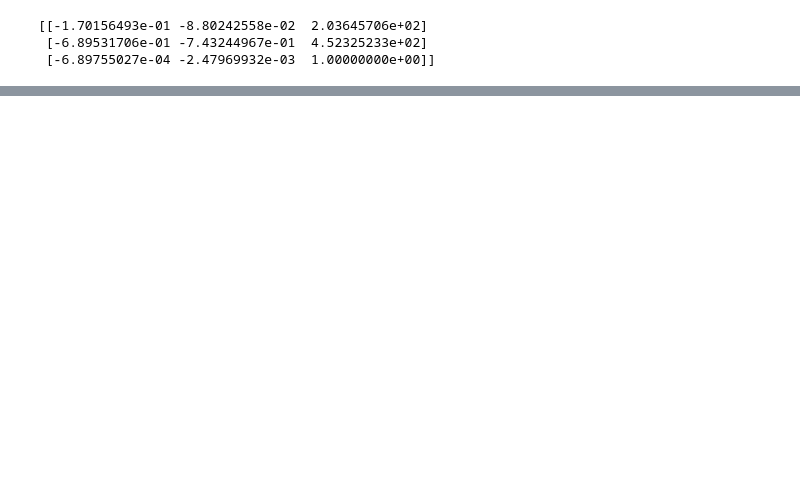
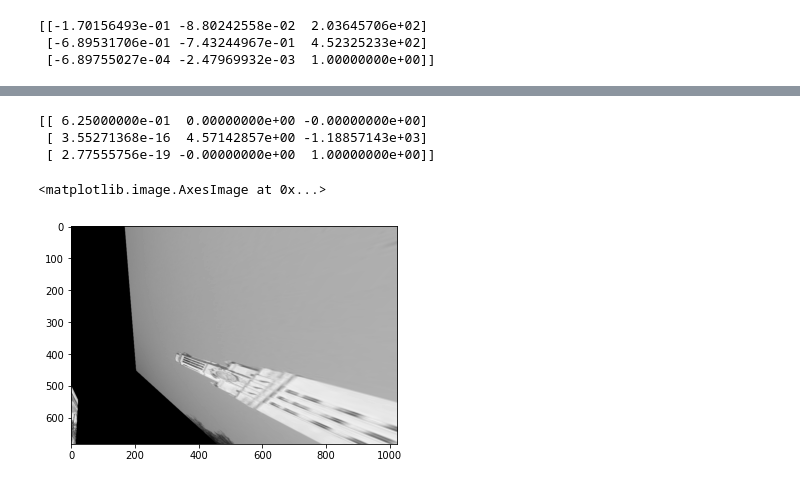
Before and after one commit to XiaoBaoBao719/Computer_Vision_Projects, a Jupyter notebook: Image_Stitching/Assignment2.ipynb, the cells around one changed output, grey strips where cells are left out. Cells and saved outputs as stored; diff of their text form; code cells hidden in the pictures; blank space fills up the shorter version.

```diff
--- a/Image_Stitching/Assignment2.ipynb
+++ b/Image_Stitching/Assignment2.ipynb
@@ -511,0 +524,23 @@ L_pts.shape
+# %%
+# Locate points of the documents
+# or object which you want to transform
+pts1 = np.float32([[0, 260], [640, 260],
+                       [0, 400], [640, 400]])
+pts2 = np.float32([[0, 0], [400, 0],
+                       [0, 640], [400, 640]])
+
+# Apply Perspective Transform Algorithm
+matrix = cv.getPerspectiveTransform(pts1, pts2)
+
+print(matrix)
+
+result = cv.warpPerspective(towerLeft, H, (towerLeft.shape[1], towerLeft.shape[0]))
+
+plt.figure()
+plt.imshow(result, cmap=plt.get_cmap('gray'))
+# %% [output]
+[[ 6.25000000e-01  0.00000000e+00 -0.00000000e+00]
+ [ 3.55271368e-16  4.57142857e+00 -1.18857143e+03]
+ [ 2.77555756e-19 -0.00000000e+00  1.00000000e+00]]
+<matplotlib.image.AxesImage at 0x...>
+[figure, added]
```
Also changed, not shown: parts of 5 cells of this notebook, 1 other file.
